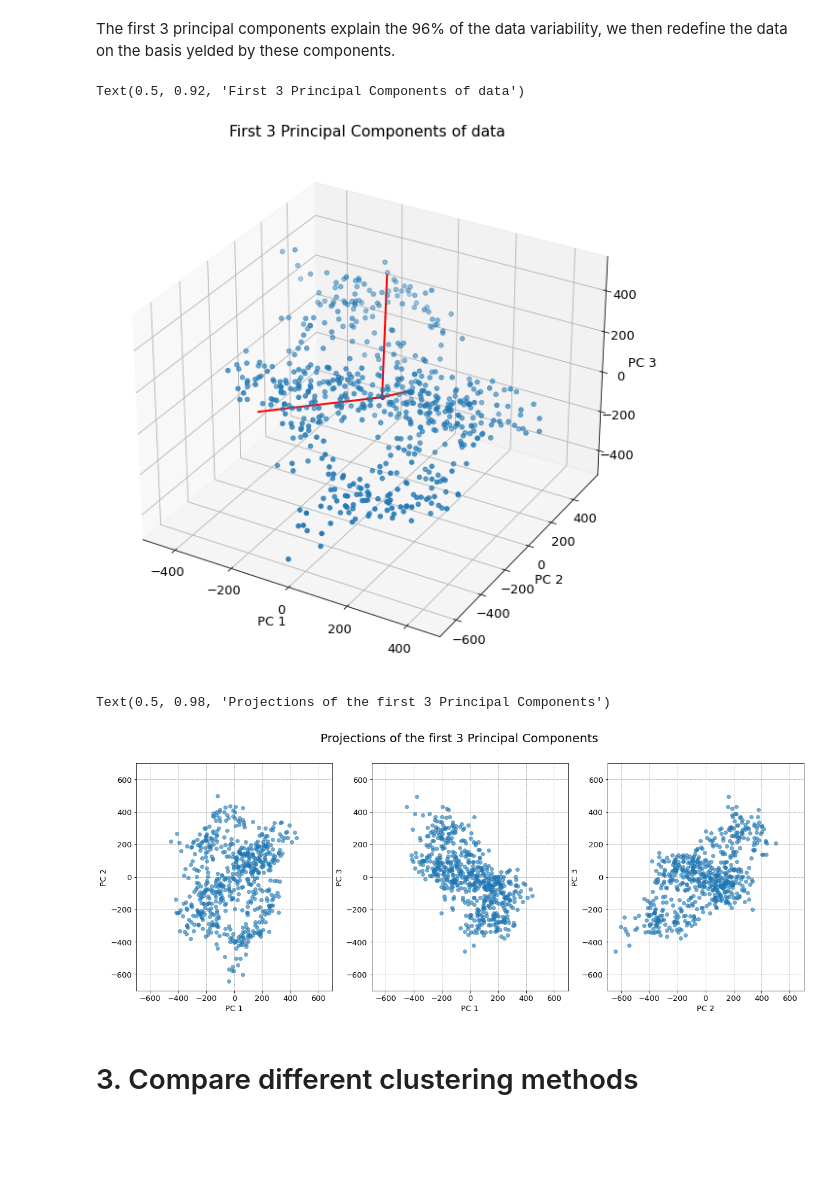
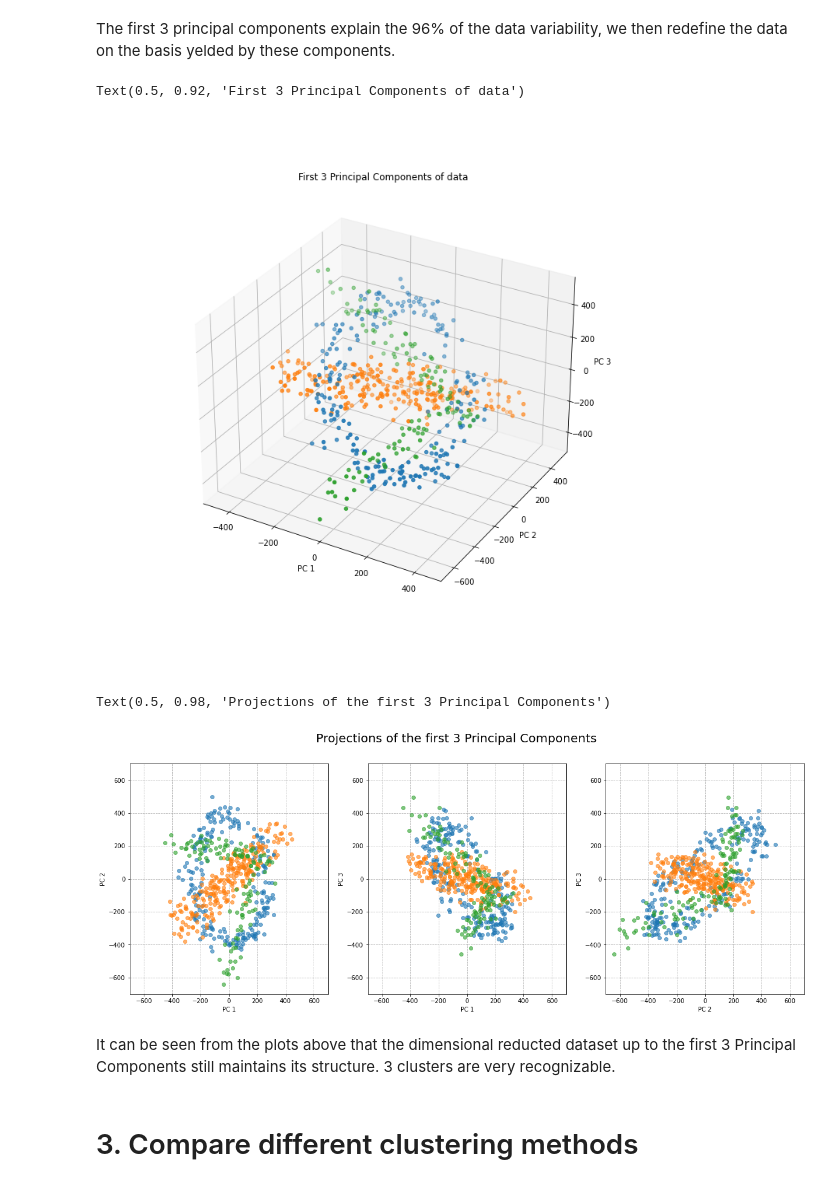
Before and after one commit to giuliadoda/LCP_mod_B, a Jupyter notebook: Ex2/group2406_exercise02.ipynb, the cells around one changed output. Cells and saved outputs as stored; diff of their text form; code cells hidden in the pictures; blank space fills up the shorter version.

```diff
--- a/Ex2/group2406_exercise02.ipynb
+++ b/Ex2/group2406_exercise02.ipynb
@@ -309,9 +309,11 @@ plt.show()
 # %% [markdown]
 We now perform a Principal Component Analysis to visualize the first components of the data.
 # %%
+# transpose data matrix
+dataT = data.T
 # find eigenvalues and eigenvectors of covariance matrix and sort them by principal component
-U, spectrum, Vt = la.svd(data.T)
-l = spectrum**2 / (data.shape[0] - 1)
+U, spectrum, Vt = la.svd(dataT)
+l = spectrum**2 / (data.shape[1] - 1)
 
 Lambda = np.real_if_close(np.diag(l))
 
@@ -342,38 +340,55 @@ rotated_data = np.dot(U, data.T)
+# %%
+# rotate the data and divide in the 3 classes according to their label
+rotated_data = np.dot(U, dataT)
+
+rotated_data_0 = rotated_data.T[y_true == 0]
+rotated_data_1 = rotated_data.T[y_true.T == 1]
+rotated_data_2 = rotated_data.T[y_true.T == 2]
 # %%
+%matplotlib widget
 # plot the first three principal component rotated data
 scale_factor = 0.005
 
 fig = plt.figure(figsize=(10, 10))
 ax = fig.add_subplot(projection='3d')
-ax.scatter(rotated_data[0], rotated_data[1], rotated_data[2])
-for li, vi in zip(l, U):
-    ax.plot([0, scale_factor*li*vi[0]], [0, scale_factor*li*vi[1]], [0, scale_factor*li*vi[2]], 'r-', lw=2)
+ax.scatter3D(rotated_data_0[:,0], rotated_data_0[:,1], rotated_data_0[:,2])
+ax.scatter3D(rotated_data_1[:,0], rotated_data_1[:,1], rotated_data_1[:,2])
+ax.scatter3D(rotated_data_2[:,0], rotated_data_2[:,1], rotated_data_2[:,2])
+#for li, vi in zip(l, U):
+    #ax.plot([0, scale_factor*li*vi[0]], [0, scale_factor*li*vi[1]], [0, scale_factor*li*vi[2]], 'r-', lw=2)
 ax.set_xlabel('PC 1')
 ax.set_ylabel('PC 2')
 ax.set_zlabel('PC 3')
 plt.title('First 3 Principal Components of data')
 # %% [output]
 Text(0.5, 0.92, 'First 3 Principal Components of data')
-[figure, old version]
+[figure, new version]
 # %%
 # plot the combinations of the first 3 principal components
+%matplotlib inline
 
 fig, ax = plt.subplots(nrows = 1, ncols = 3, figsize = (20, 7))
-ax[0].plot(rotated_data[0], rotated_data[1], 'o', alpha = .6)
+ax[0].plot(rotated_data_0[:, 0], rotated_data_0[:, 1], 'o', alpha = .6)
+ax[0].plot(rotated_data_1[:, 0], rotated_data_1[:, 1], 'o', alpha = .6)
+ax[0].plot(rotated_data_2[:, 0], rotated_data_2[:, 1], 'o', alpha = .6)
 ax[0].set_xlim(-700, 700)
 ax[0].set_ylim(-700, 700)
 ax[0].set_xlabel('PC 1')
 ax[0].set_ylabel('PC 2')
 ax[0].grid(True, linestyle='--')
 
-ax[1].plot(rotated_data[0], rotated_data[2], 'o', alpha = .6)
+ax[1].plot(rotated_data_0[:, 0], rotated_data_0[:, 2], 'o', alpha = .6)
+ax[1].plot(rotated_data_1[:, 0], rotated_data_1[:, 2], 'o', alpha = .6)
+ax[1].plot(rotated_data_2[:, 0], rotated_data_2[:, 2], 'o', alpha = .6)
 ax[1].set_xlim(-700, 700)
 ax[1].set_ylim(-700, 700)
 ax[1].set_xlabel('PC 1')
 ax[1].set_ylabel('PC 3')
 ax[1].grid(True, linestyle='--')
 
-ax[2].plot(rotated_data[1], rotated_data[2], 'o', alpha = .6)
+ax[2].plot(rotated_data_0[:, 1], rotated_data_0[:, 2], 'o', alpha = .6)
+ax[2].plot(rotated_data_1[:, 1], rotated_data_1[:, 2], 'o', alpha = .6)
+ax[2].plot(rotated_data_2[:, 1], rotated_data_2[:, 2], 'o', alpha = .6)
 ax[2].set_xlim(-700, 700)
 ax[2].set_ylim(-700, 700)
 ax[2].set_xlabel('PC 2')
@@ -383,7 +398,9 @@ ax[2].grid(True, linestyle='--')
 fig.suptitle('Projections of the first 3 Principal Components', fontsize=20)
 # %% [output]
 Text(0.5, 0.98, 'Projections of the first 3 Principal Components')
-[figure, old version]
+[figure, new version]
+# %% [markdown]
+It can be seen from the plots above that the dimensional reducted dataset up to the first 3 Principal Components still maintains its structure. 3 clusters are very recognizable.
 # %% [markdown]
 # 3. Compare different clustering methods
 # %% [markdown]
```
Also changed, not shown: parts of 3 cells of this notebook.
